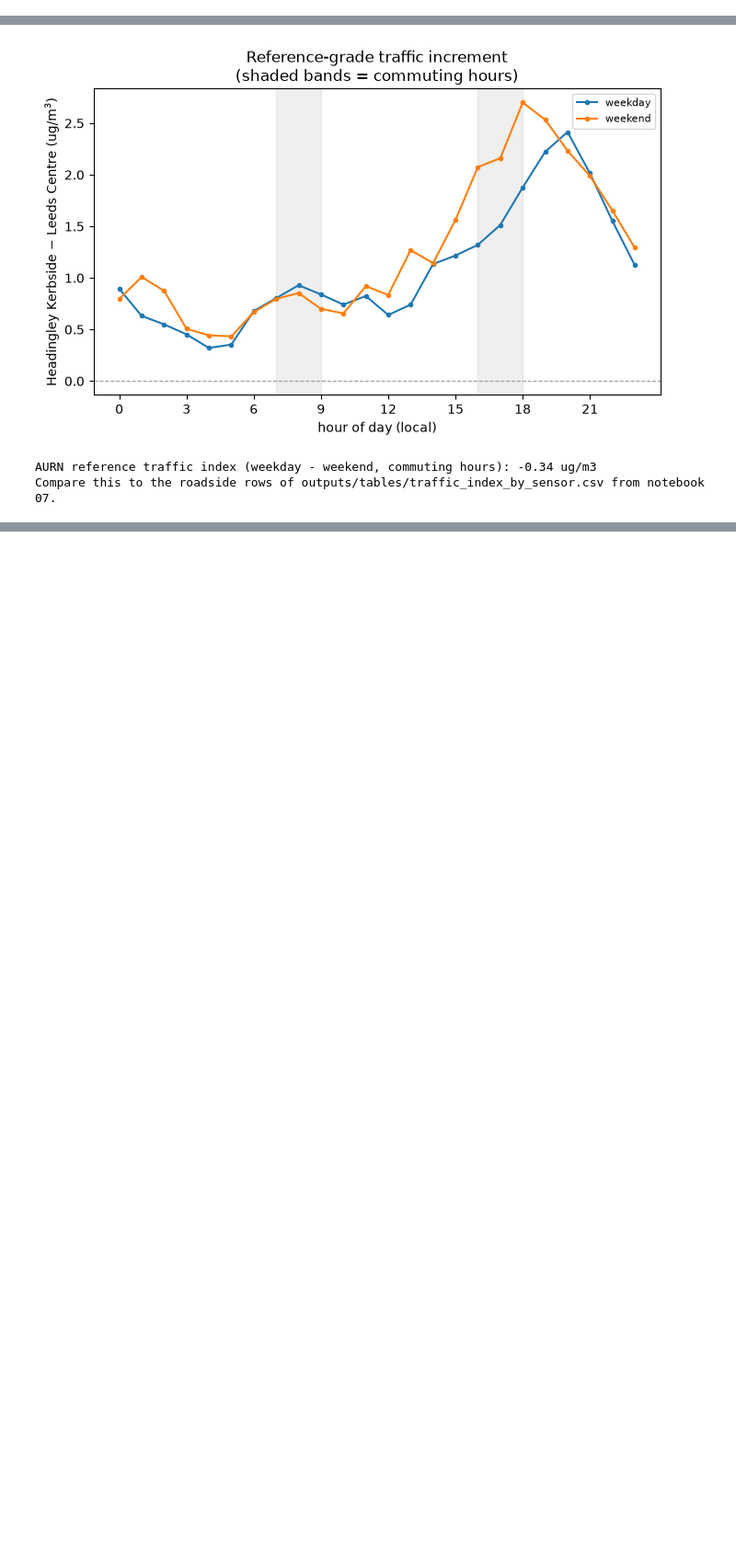
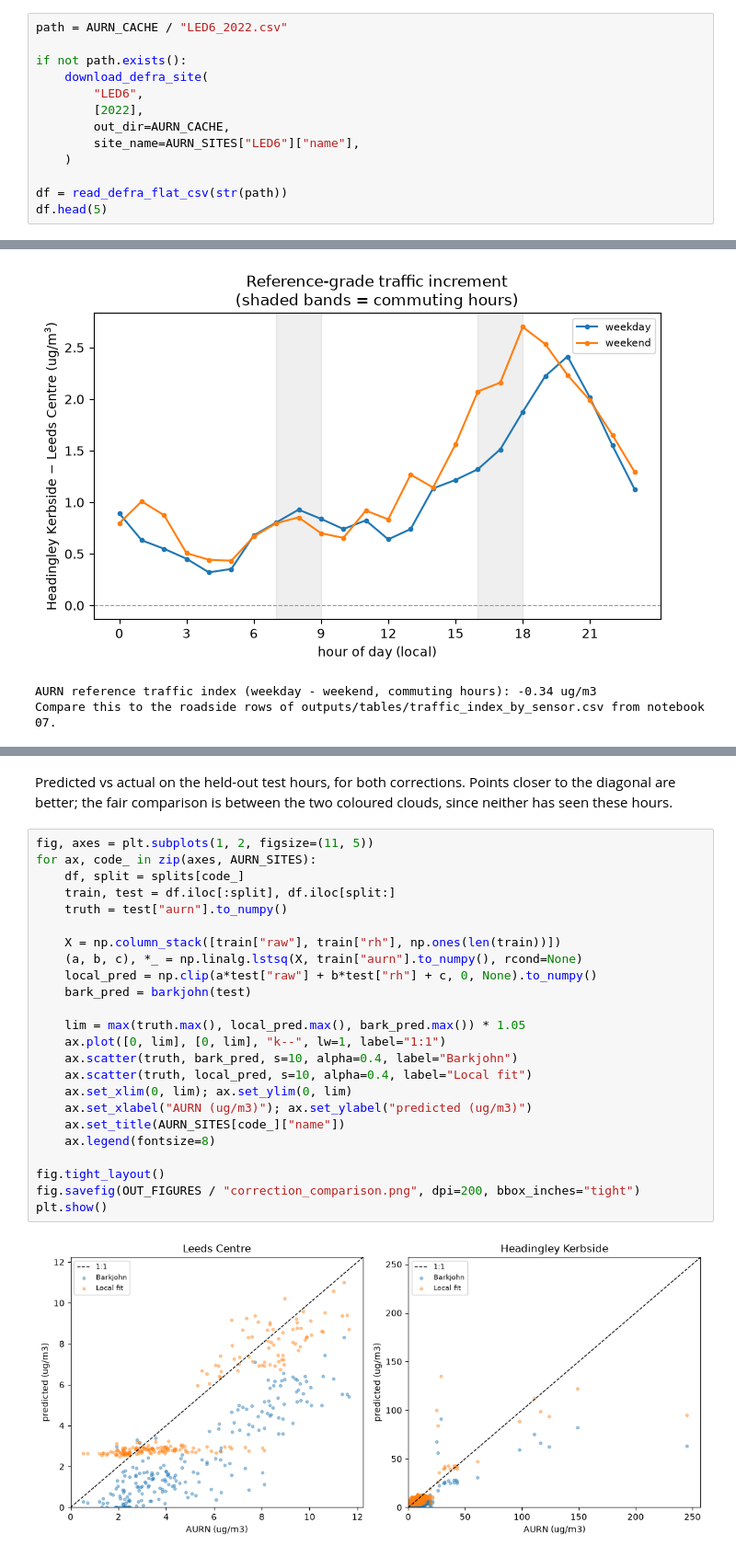
Before and after one commit to alisharifzade10/Dissertation-Project-Sensing-Leeds-Air-Quality-Predictive-Monitoring-and-Instrument-Performance, a Jupyter notebook: notebooks/08_aurn_validation (1).ipynb, the cells around one changed output, grey strips where cells are left out. Shown at 92% size. Saved outputs shown, nothing was run; the diff lists cells and outputs as text; blank space fills up the shorter version.

```diff
--- a/notebooks/08_aurn_validation.ipynb
+++ b/notebooks/08_aurn_validation (1).ipynb
@@ -74,3 +72,16 @@ The autoreload extension is already loaded. To reload it, use:
 loaded aurn_reader from: c:\Users\user\Desktop\University\Dissertation\Dissertation Sensing Leeds Air Quality\src\aurn_reader.py
 has the header-detection fix: True
 AURN_SITES defined: ['LEED', 'LED6']
+# %%
+path = AURN_CACHE / "LED6_2022.csv"
+
+if not path.exists():
+    download_defra_site(
+        "LED6",
+        [2022],
+        out_dir=AURN_CACHE,
+        site_name=AURN_SITES["LED6"]["name"],
+    )
+
+df = read_defra_flat_csv(str(path))
+df.head(5)
@@ -276,3 +355,31 @@ Compare this to the roadside rows of outputs/tables/traffic_index_by_sensor.csv
+# %% [markdown]
+Predicted vs actual on the held-out test hours, for both corrections. Points closer to the diagonal are better; the fair comparison is between the two coloured clouds, since neither has seen these hours.
+# %%
+fig, axes = plt.subplots(1, 2, figsize=(11, 5))
+for ax, code_ in zip(axes, AURN_SITES):
+    df, split = splits[code_]
+    train, test = df.iloc[:split], df.iloc[split:]
+    truth = test["aurn"].to_numpy()
+
+    X = np.column_stack([train["raw"], train["rh"], np.ones(len(train))])
+    (a, b, c), *_ = np.linalg.lstsq(X, train["aurn"].to_numpy(), rcond=None)
+    local_pred = np.clip(a*test["raw"] + b*test["rh"] + c, 0, None).to_numpy()
+    bark_pred = barkjohn(test)
+
+    lim = max(truth.max(), local_pred.max(), bark_pred.max()) * 1.05
+    ax.plot([0, lim], [0, lim], "k--", lw=1, label="1:1")
+    ax.scatter(truth, bark_pred, s=10, alpha=0.4, label="Barkjohn")
+    ax.scatter(truth, local_pred, s=10, alpha=0.4, label="Local fit")
+    ax.set_xlim(0, lim); ax.set_ylim(0, lim)
+    ax.set_xlabel("AURN (ug/m3)"); ax.set_ylabel("predicted (ug/m3)")
+    ax.set_title(AURN_SITES[code_]["name"])
+    ax.legend(fontsize=8)
+
+fig.tight_layout()
+fig.savefig(OUT_FIGURES / "correction_comparison.png", dpi=200, bbox_inches="tight")
+plt.show()
+# %% [output]
+[figure, added]
 # %% [markdown]
 ## Summary
 
```
Also changed, not shown: parts of 5 cells of this notebook, 11 other files.
